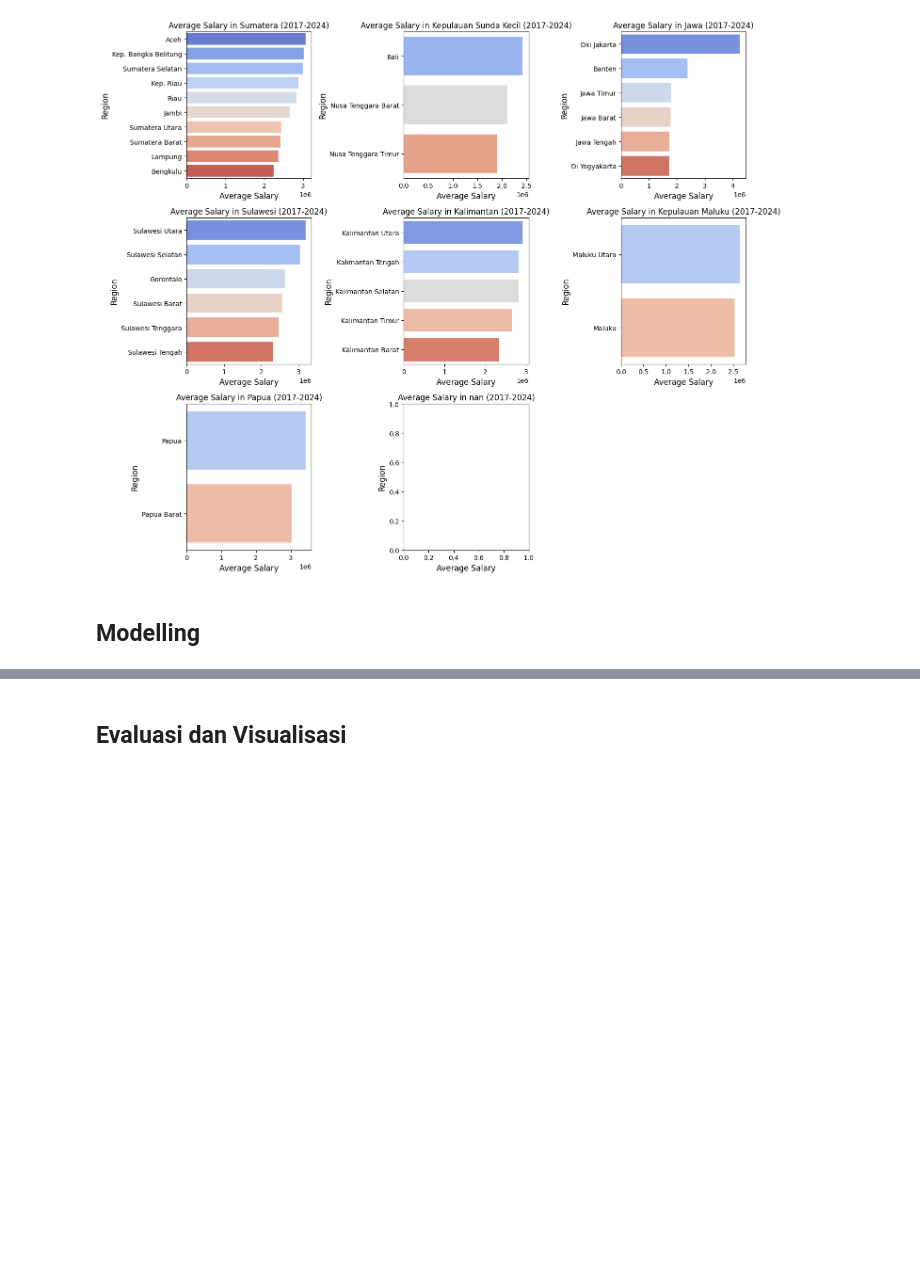
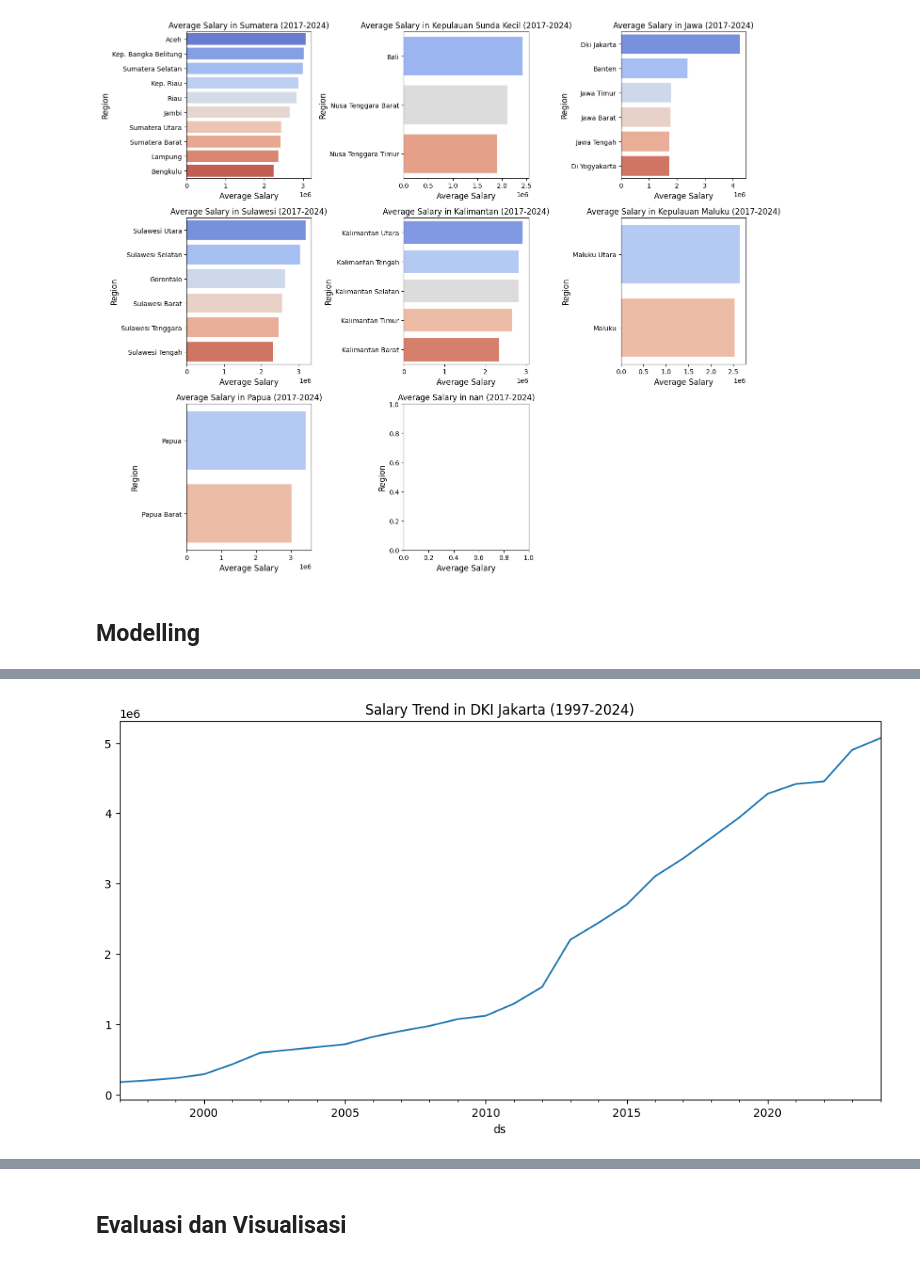
Before and after one commit to nbilasals/indonesia_salary_forecast, a Jupyter notebook: ump_forecast.ipynb, the cells around one changed output, grey strips where cells are left out. Cells and saved outputs as stored; diff of their text form; code cells hidden in the pictures; blank space fills up the shorter version.

```diff
--- a/ump_forecast.ipynb
+++ b/ump_forecast.ipynb
@@ -694,11 +585,0 @@ plt.show()
-# %%
-import pandas as pd
-
-# Assuming 'df' is your dataframe
-df['YEAR'] = pd.to_datetime(df['YEAR'], format='%Y')
-
-# Filter data for the years 2017-2022 (to avoid the issue with different UMR across years)
-df_filtered = df[(df['YEAR'].dt.year >= 2017) & (df['YEAR'].dt.year <= 2022)]
-
-# Group by REGION and YEAR to get the average salary per year for each region
-df_region_avg_salary = df_filtered.groupby(['REGION', 'YEAR'])['SALARY'].mean().reset_index()
@@ -811,11 +585,0 @@ print(evaluation_df)
-# %%
-from sklearn.linear_model import LinearRegression # Import the LinearRegression class
-
-df= df.reset_index(drop=True).groupby('REGION').apply(lambda x: x.sort_values('YEAR'))
-
-models = {}
-for provinsi in df['REGION'].unique():
-    X = df.loc[df['REGION'] == provinsi]['YEAR'].values.reshape(-1, 1)
-    y = df.loc[df['REGION'] == provinsi]['SALARY'].values.reshape(-1, 1)
-    model = LinearRegression().fit(X, y)
-    models[provinsi] = model
@@ -839,0 +609,12 @@ future_df
+# %%
+# Ambil data untuk DKI Jakarta
+df_jakarta = df[df['REGION'] == 'Dki Jakarta'].copy()
+df_jakarta = df_jakarta.rename(columns={'YEAR': 'ds', 'SALARY': 'y'})  # Sesuaikan kolom
+df_jakarta['ds'] = pd.to_datetime(df_jakarta['ds'], format='%Y')  # Konversi tahun ke datetime
+df_jakarta.set_index('ds', inplace=True)  # Set index ke waktu
+
+# Plot data asli
+df_jakarta['y'].plot(figsize=(12, 6), title="Salary Trend in DKI Jakarta (1997-2024)")
+plt.show()
+# %% [output]
+[figure, added]
```
Also changed, not shown: parts of 20 cells of this notebook.
